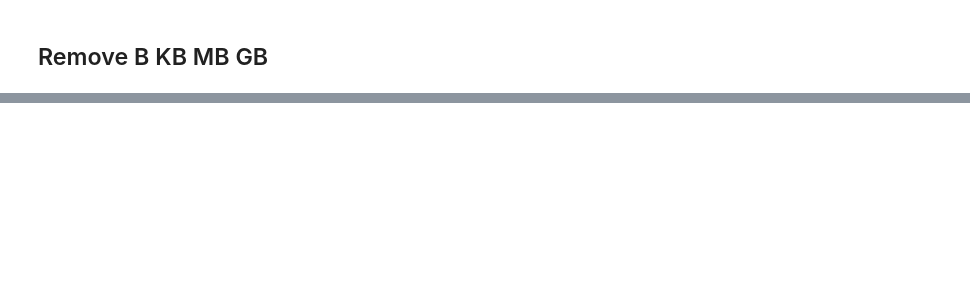
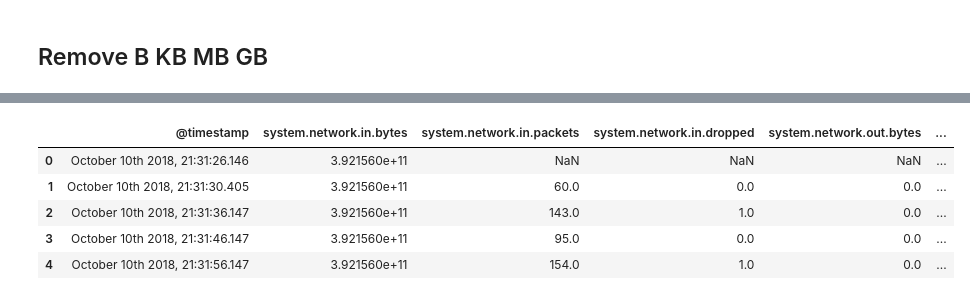
Before and after one commit to AnoML/DataPreprocessing, a Jupyter notebook: preprocessing-networkio/preprocess.ipynb, the cells around one changed output, grey strips where cells are left out. Drawn from its saved outputs; the diff is of its cells as text; code cells hidden in the pictures; blank space fills up the shorter version.

```diff
--- a/preprocessing-networkio/preprocess.ipynb
+++ b/preprocessing-networkio/preprocess.ipynb
@@ -54,3 +91,13 @@ df.head()
+# %%
+df.drop(df.columns[[0]], axis=1, inplace=True)
+df.head()
+# %% [output]
+|  | @timestamp | system.network.in.bytes | system.network.in.packets | system.network.in.dropped | system.network.out.bytes | ... |
+| 0 | October 10th 2018, 21:31:26.146 | 3.921560e+11 | NaN | NaN | NaN | ... |
+| 1 | October 10th 2018, 21:31:30.405 | 3.921560e+11 | 60.0 | 0.0 | 0.0 | ... |
+| 2 | October 10th 2018, 21:31:36.147 | 3.921560e+11 | 143.0 | 1.0 | 0.0 | ... |
+| 3 | October 10th 2018, 21:31:46.147 | 3.921560e+11 | 95.0 | 0.0 | 0.0 | ... |
+| 4 | October 10th 2018, 21:31:56.147 | 3.921560e+11 | 154.0 | 1.0 | 0.0 | ... |
 # %%
 df.to_csv("networkio-cleaned.csv");
 # %%
```
Also changed, not shown: parts of 5 cells of this notebook, 1 other file.
